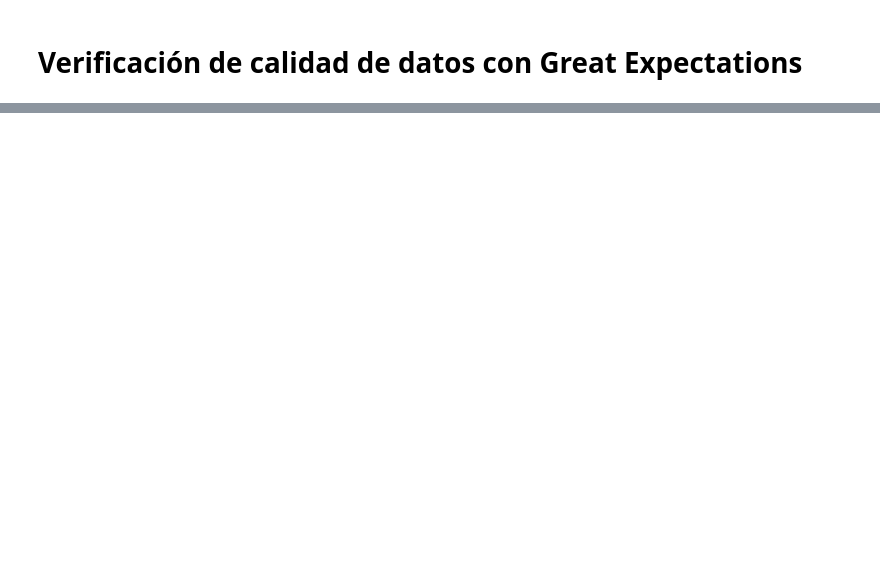
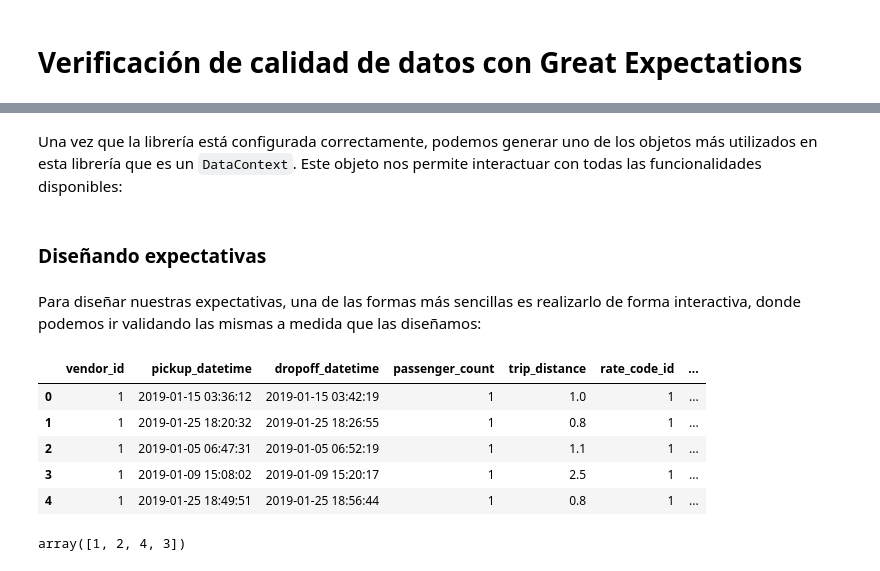
Before and after one commit to santiagxf/E72102, a Jupyter notebook: docs/develop/prep/code/expectations.ipynb, the cells around one changed output, grey strips where cells are left out. Saved outputs shown, nothing was run; the diff lists cells and outputs as text; code cells hidden in the pictures; blank space fills up the shorter version.

```diff
--- a/docs/develop/prep/code/expectations.ipynb
+++ b/docs/develop/prep/code/expectations.ipynb
@@ -44,0 +61,2 @@ with open( "my_expectation_file.json", "w") as my_file:
+# %% [markdown]
+Una vez que la librería está configurada correctamente, podemos generar uno de los objetos más utilizados en esta librería que es un `DataContext`. Este objeto nos permite interactuar con todas las funcionalidades disponibles:
@@ -44,0 +67,19 @@ with open( "my_expectation_file.json", "w") as my_file:
+# %% [markdown]
+### Diseñando expectativas
+# %% [markdown]
+Para diseñar nuestras expectativas, una de las formas más sencillas es realizarlo de forma interactiva, donde podemos ir validando las mismas a medida que las diseñamos:
+# %%
+gedf = ge.from_pandas(df)
+# %%
+gedf.head()
+# %% [output]
+|  | vendor_id | pickup_datetime | dropoff_datetime | passenger_count | trip_distance | rate_code_id | ... |
+| 0 | 1 | 2019-01-15 03:36:12 | 2019-01-15 03:42:19 | 1 | 1.0 | 1 | ... |
+| 1 | 1 | 2019-01-25 18:20:32 | 2019-01-25 18:26:55 | 1 | 0.8 | 1 | ... |
+| 2 | 1 | 2019-01-05 06:47:31 | 2019-01-05 06:52:19 | 1 | 1.1 | 1 | ... |
+| 3 | 1 | 2019-01-09 15:08:02 | 2019-01-09 15:20:17 | 1 | 2.5 | 1 | ... |
+| 4 | 1 | 2019-01-25 18:49:51 | 2019-01-25 18:56:44 | 1 | 0.8 | 1 | ... |
+# %%
+gedf["payment_type"].unique()
+# %% [output]
+array([1, 2, 4, 3])
```
Also changed, not shown: parts of 65 cells of this notebook, 29 other files.
